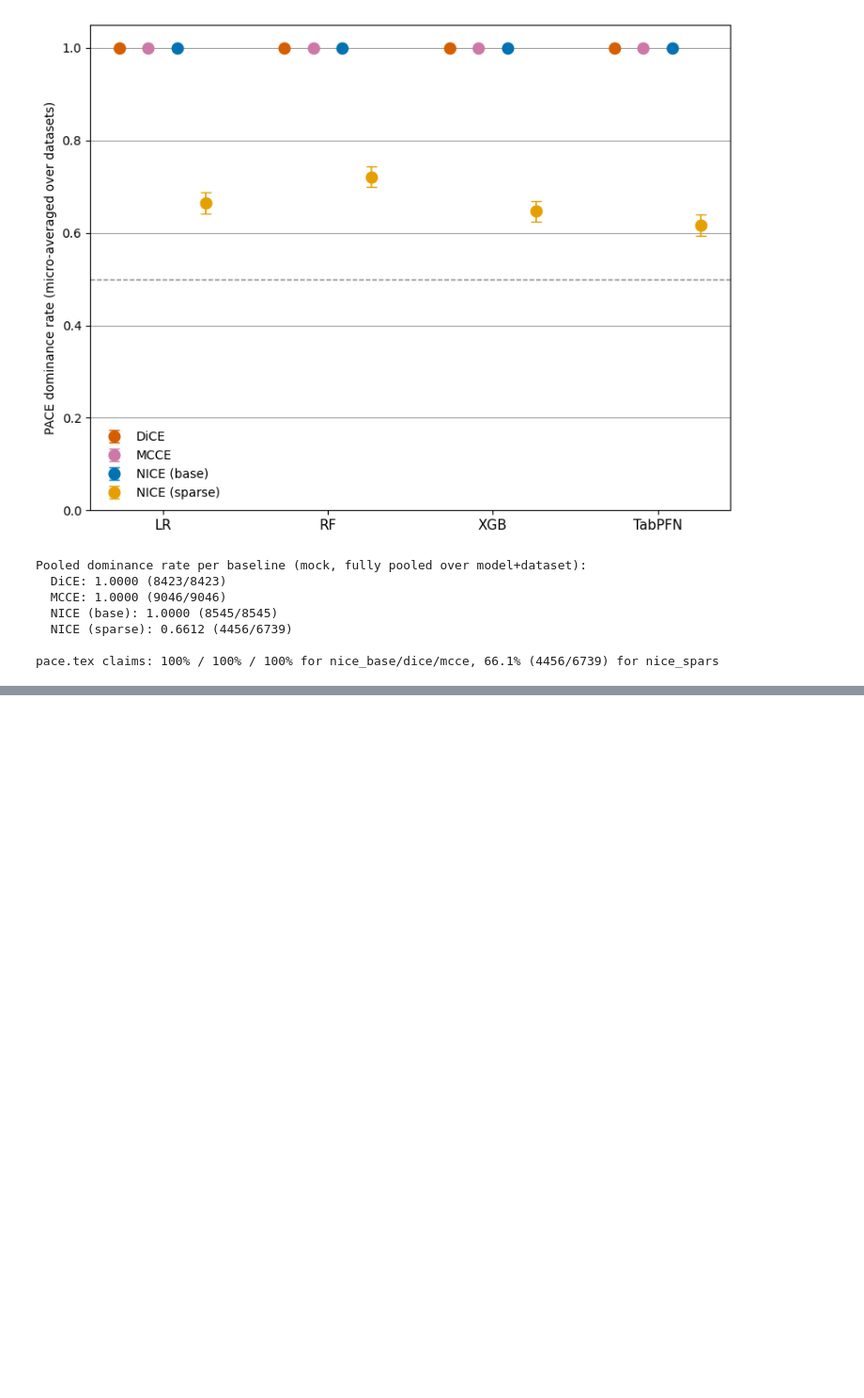
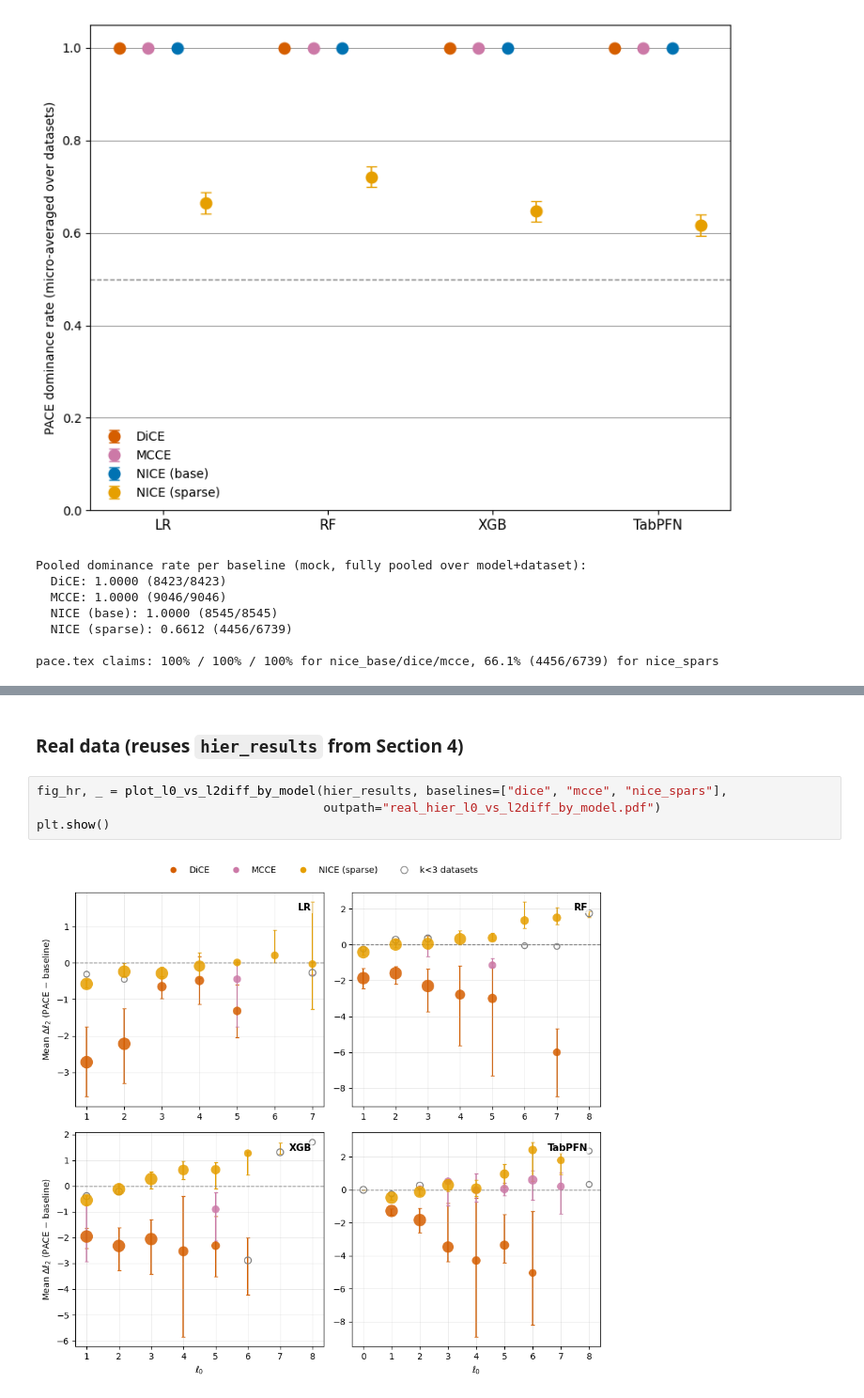
Before and after one commit to leonidaschristodoulou/cf-proposal, a Jupyter notebook: cfprop_analysis.ipynb, the cells around one changed output, grey strips where cells are left out. Shown at 94% size. Cells and saved outputs as stored; diff of their text form; blank space fills up the shorter version.

```diff
--- a/cfprop_analysis.ipynb
+++ b/cfprop_analysis.ipynb
@@ -1088,0 +1149,8 @@ pace.tex claims: 100% / 100% / 100% for nice_base/dice/mcce, 66.1% (4456/6739) f
+# %% [markdown]
+### Real data (reuses `hier_results` from Section 4)
+# %%
+fig_hr, _ = plot_l0_vs_l2diff_by_model(hier_results, baselines=["dice", "mcce", "nice_spars"],
+                                       outpath="real_hier_l0_vs_l2diff_by_model.pdf")
+plt.show()
+# %% [output]
+[figure, added]
```
Also changed, not shown: parts of 5 cells of this notebook.
